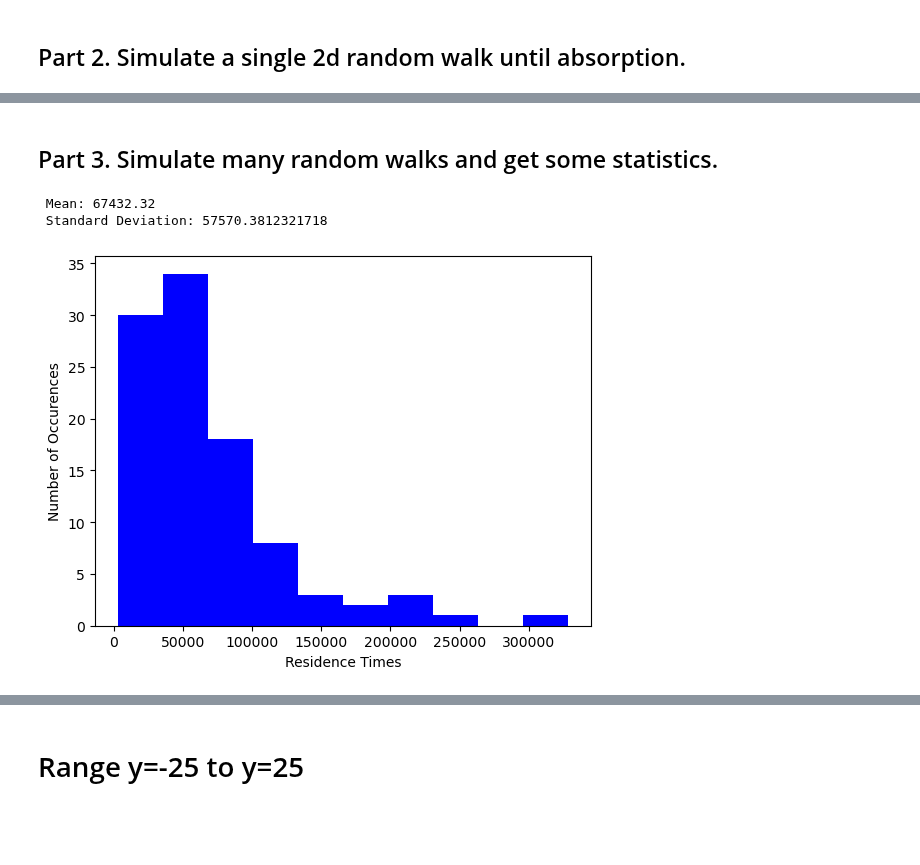
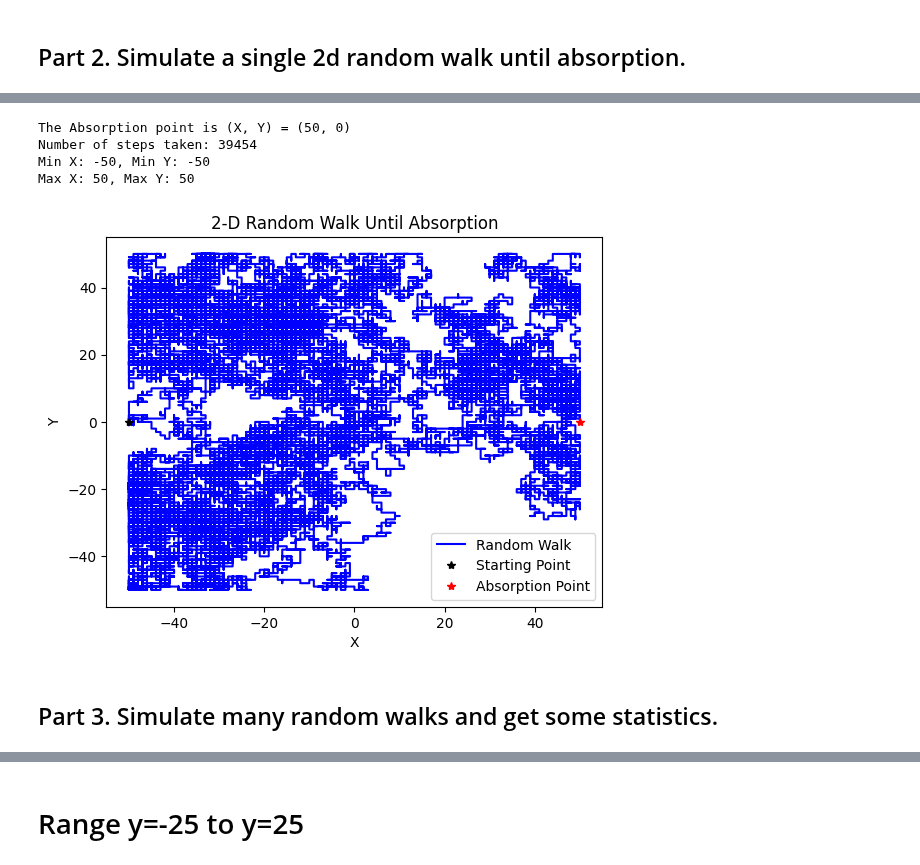
Before and after one commit to ian0671/Brownian-Motion, a Jupyter notebook: Brownian Motion.ipynb, the cells around one changed output, grey strips where cells are left out. Cells and saved outputs as stored; diff of their text form; code cells hidden in the pictures; blank space fills up the shorter version.

```diff
--- a/Brownian Motion.ipynb
+++ b/Brownian Motion.ipynb
@@ -183,2 +61,47 @@ plt.show()
+# %%
+x, y = -50, 0
+x_position = np.array([x])
+y_position = np.array([y])
+rng = np.random.default_rng()  # Create a random number generator
+
+BOUNDARY = 50
+
+while x != BOUNDARY or y != 0:
+    direction = rng.integers(4)  # Randomly choose a direction (0: up, 1: down, 2: left, 3: right)
+
+    if direction == 0 and x < BOUNDARY:
+        x += 1
+    elif direction == 1 and y < BOUNDARY:
+        y += 1
+    elif direction == 2 and x > -BOUNDARY:
+        x -= 1
+    elif direction == 3 and y > -BOUNDARY:
+        y -= 1
+
+    x_position = np.append(x_position, x)  # Append the new value of x to the array.
+    y_position = np.append(y_position, y)  # Append the new value of y to the array.
+
+
+# Print summary statistics
+print(f'\nThe Absorption point is (X, Y) = ({x_position[-1]}, {y_position[-1]})')
+print(f'Number of steps taken: {len(x_position)}')
+print(f'Min X: {x_position.min()}, Min Y: {y_position.min()}')
+print(f'Max X: {x_position.max()}, Max Y: {y_position.max()}')
+
+# Plot the random walk
+plt.plot(x_position, y_position, 'b', label="Random Walk")
+plt.title("2-D Random Walk Until Absorption")
+plt.xlabel('X')
+plt.ylabel('Y')
+plt.plot(x_position[0], y_position[0], 'k*', label="Starting Point")  # Starting point
+plt.plot(x_position[-1], y_position[-1], 'r*', label="Absorption Point")  # Absorption point
+plt.legend(['Random Walk', 'Starting Point', 'Absorption Point'])
+plt.show()
+# %% [output]
+The Absorption point is (X, Y) = (50, 0)
+Number of steps taken: 39454
+Min X: -50, Min Y: -50
+Max X: 50, Max Y: 50
+[figure, added]
 # %% [markdown]
 ## Part 3. Simulate many random walks and get some statistics.
@@ -301,12 +107,0 @@ def statistics(N):
-# %%
-a = statistics(100)
-print(f'\n Mean: {np.mean(a)}\n Standard Deviation: {np.std(a)}')
-
-plt.hist(a, color = 'blue')
-plt.xlabel('Residence Times')
-plt.ylabel('Number of Occurences')
-plt.show()
-# %% [output]
- Mean: 67432.32
- Standard Deviation: 57570.3812321718
-[figure, removed]
```
Also changed, not shown: parts of 17 cells of this notebook.
